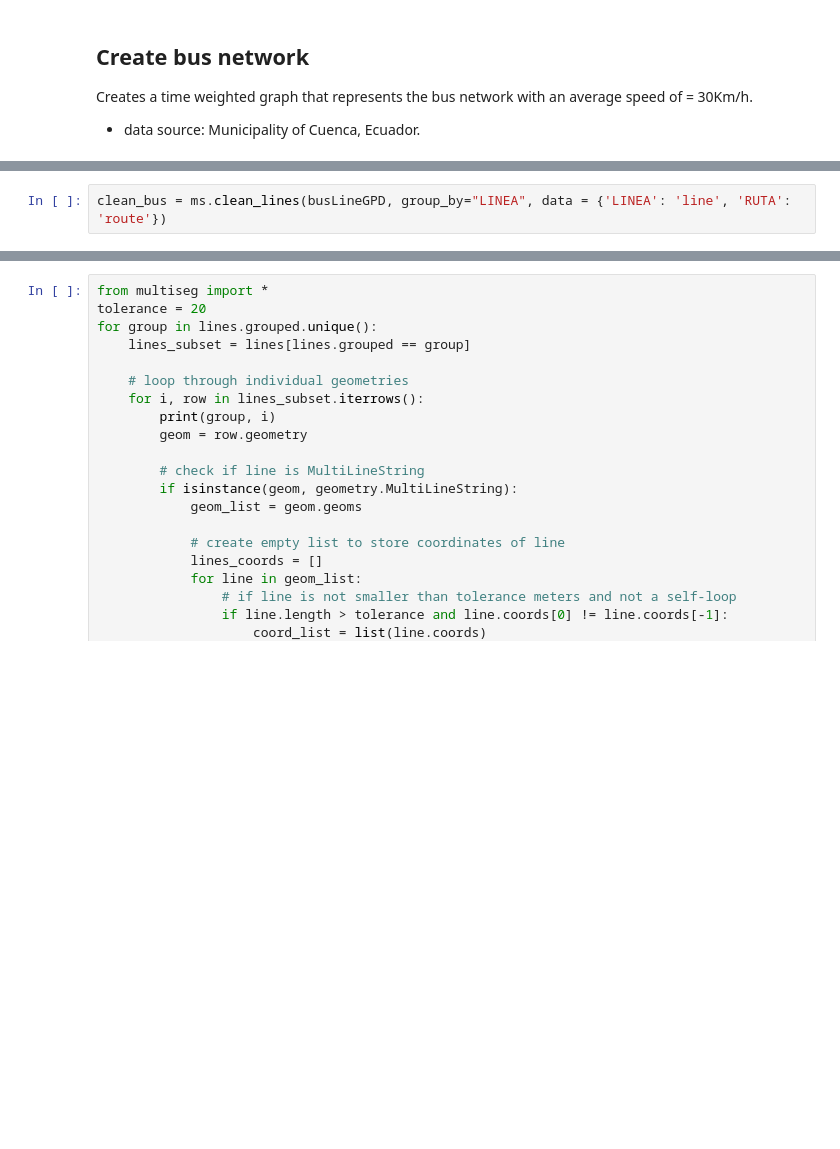
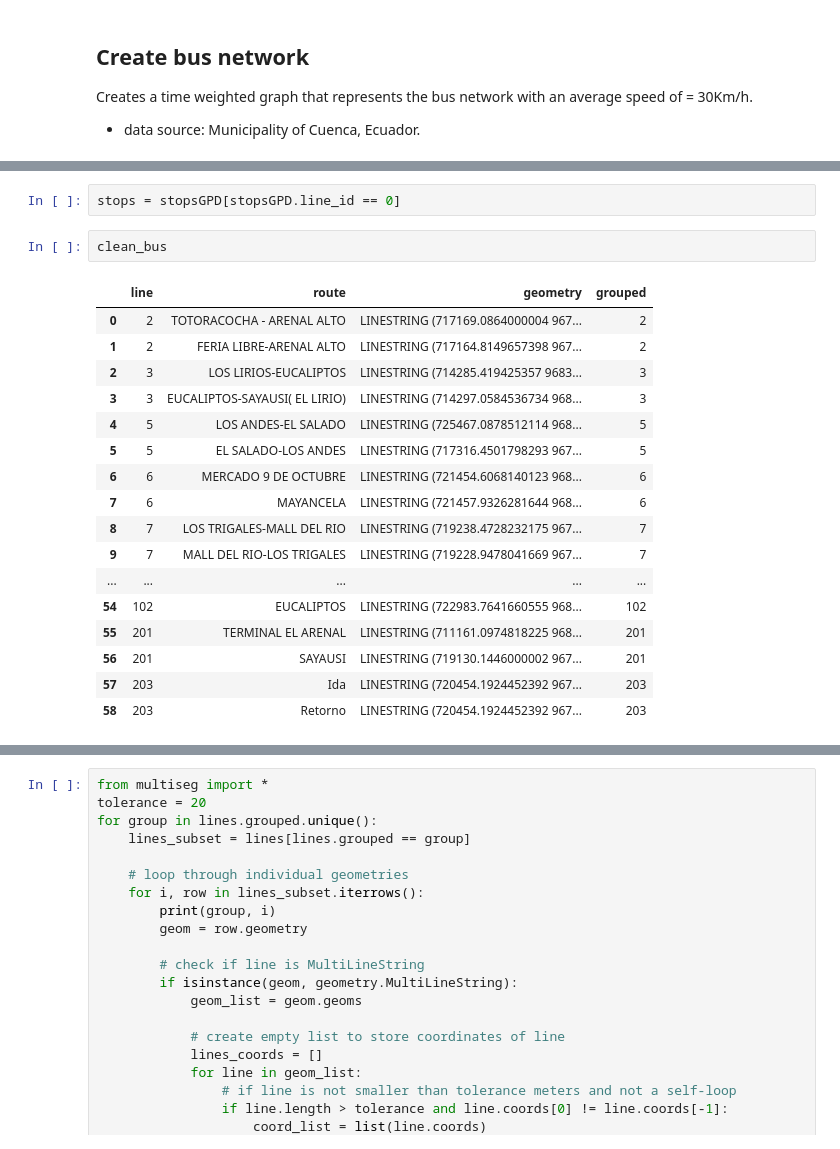
Before and after one commit to mateoneira/MultiplexSegregation, a Jupyter notebook: Multiplex_Segregation.ipynb, the cells around one changed output, grey strips where cells are left out. Drawn from its saved outputs; the diff is of its cells as text; blank space fills up the shorter version.

```diff
--- a/Multiplex_Segregation.ipynb
+++ b/Multiplex_Segregation.ipynb
@@ -132,2 +128,0 @@ AttributeError: module 'multiseg' has no attribute 'create_bus_network'
-# %%
-clean_bus = ms.clean_lines(busLineGPD, group_by="LINEA", data = {'LINEA': 'line', 'RUTA': 'route'})
@@ -195,0 +155,22 @@ AttributeError: module 'shapely.geometry' has no attribute 'LineStringZ'
+# %%
+stops = stopsGPD[stopsGPD.line_id == 0]
+# %%
+clean_bus
+# %% [output]
+|  | line | route | geometry | grouped |
+| 0 | 2 | TOTORACOCHA - ARENAL ALTO | LINESTRING (717169.0864000004 967... | 2 |
+| 1 | 2 | FERIA LIBRE-ARENAL ALTO | LINESTRING (717164.8149657398 967... | 2 |
+| 2 | 3 | LOS LIRIOS-EUCALIPTOS | LINESTRING (714285.419425357 9683... | 3 |
+| 3 | 3 | EUCALIPTOS-SAYAUSI( EL LIRIO) | LINESTRING (714297.0584536734 968... | 3 |
+| 4 | 5 | LOS ANDES-EL SALADO | LINESTRING (725467.0878512114 968... | 5 |
+| 5 | 5 | EL SALADO-LOS ANDES | LINESTRING (717316.4501798293 967... | 5 |
+| 6 | 6 | MERCADO 9 DE OCTUBRE | LINESTRING (721454.6068140123 968... | 6 |
+| 7 | 6 | MAYANCELA | LINESTRING (721457.9326281644 968... | 6 |
+| 8 | 7 | LOS TRIGALES-MALL DEL RIO | LINESTRING (719238.4728232175 967... | 7 |
+| 9 | 7 | MALL DEL RIO-LOS TRIGALES | LINESTRING (719228.9478041669 967... | 7 |
+| ... | ... | ... | ... | ... |
+| 54 | 102 | EUCALIPTOS | LINESTRING (722983.7641660555 968... | 102 |
+| 55 | 201 | TERMINAL EL ARENAL | LINESTRING (711161.0974818225 968... | 201 |
+| 56 | 201 | SAYAUSI | LINESTRING (719130.1446000002 967... | 201 |
+| 57 | 203 | Ida | LINESTRING (720454.1924452392 967... | 203 |
+| 58 | 203 | Retorno | LINESTRING (720454.1924452392 967... | 203 |
```
Also changed, not shown: parts of 27 cells of this notebook, 2 other files.
